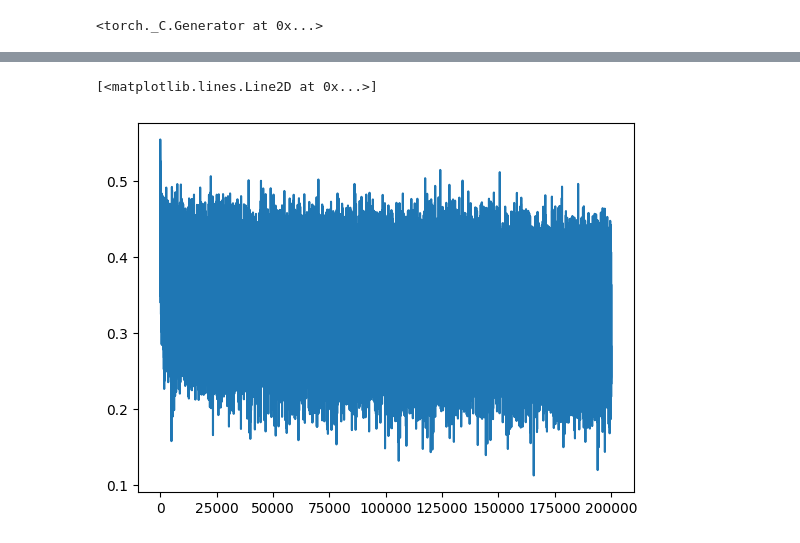
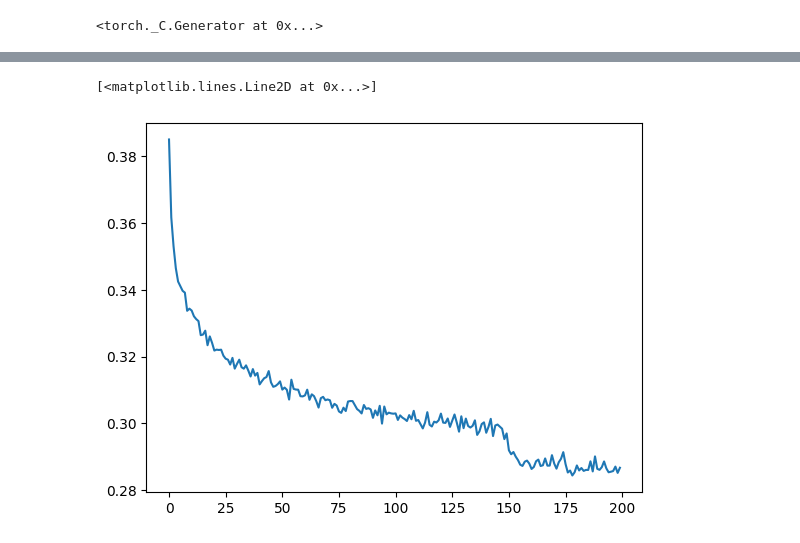
Before and after one commit to DaisukeMiyazaki/dnn, a Jupyter notebook: fifth_video.ipynb, the cells around one changed output, grey strips where cells are left out. Drawn from its saved outputs; the diff is of its cells as text; code cells hidden in the pictures.

```diff
--- a/fifth_video.ipynb
+++ b/fifth_video.ipynb
@@ -52,0 +53,3 @@ torch.Size([22678, 3]) torch.Size([22678])
+# %%
+for x, y in zip(Xtr[:20], Ytr[:20]):
+    print(''.join(itos[ix.item()] for ix in x), '---->' ,itos[y.item()])
@@ -117,18 +189,23 @@ torch.manual_seed(42)
 <torch._C.Generator at 0x...>
 # %%
 n_emb = 10 # the dimentionality of the embedding vectors
-n_hidden = 100 # the number of hidden units
+n_hidden = 68 # the number of hidden units
 
-C = torch.randn((vocab_size, n_emb)) # the embedding matrix
-layers = [
-    Linear(n_emb * block_size, n_hidden, bias=False), BatchNormId(n_hidden), Tanh(),
+# C = torch.randn((vocab_size, n_emb)) # the embedding matrix
+model = Sequential([
+    Embedding(vocab_size, n_emb),
+    FlattenConsecutive(2),Linear(n_emb * 2, n_hidden, bias=False), BatchNormId(n_hidden), Tanh(),
+    FlattenConsecutive(2),Linear(n_hidden * 2, n_hidden, bias=False), BatchNormId(n_hidden), Tanh(),
+    FlattenConsecutive(2),Linear(n_hidden * 2, n_hidden, bias=False), BatchNormId(n_hidden), Tanh(),
     Linear(n_hidden, vocab_size),
-]
+])
 
 with torch.no_grad():
-    layers[-1].weight *= 1.0 # 5/3, batch normを使わないときの初期値gain
+    model.layers[-1].weight *= 1.0 # 5/3, batch normを使わないときの初期値gain
 
-parameters = [C] + [p for layer in layers for p in layer.parameters()]
+# parameters = [C] + [p for layer in layers for p in layer.parameters()]
+# parameters = [p for layer in model for p in layer.parameters()]
+parameters = model.parameters()
 print(sum(p.nelement() for p in parameters))
 for p in parameters:
     p.requires_grad = True
@@ -136,0 +214,5 @@ for p in parameters:
+# %%
+ix = torch.randint(0, Xtr.shape[0], (4,))
+Xb, Yb = Xtr[ix], Ytr[ix]
+logits = model(Xb)
+print(Xb.shape)
@@ -146,11 +260,13 @@ for i in range(max_steps):
     Xb, Yb = Xtr[ix], Ytr[ix] # batch of X and Y
 
     # forward pass
-    emb = C[Xb] # embedding the characters into vectors
-    x = emb.view(emb.shape[0], -1) # concatenate the vectors
-    for layer in layers:
-        x = layer(x)
-    loss = F.cross_entropy(x, Yb)
+    # emb = C[Xb] # embedding the characters into vectors
+    # x = emb.view(emb.shape[0], -1) # concatenate the vectors
+    # x = Xb
+    # for layer in layers:
+    #     x = layer(x)
+    logits = model(Xb)
+    loss = F.cross_entropy(logits, Yb)
 
     # backward pass
     for p in parameters:
@@ -191,6 +307,7 @@ for i in range(max_steps):
-# %%
-plt.plot(lossi)
-# %% [output]
-[<matplotlib.lines.Line2D at 0x...>]
-[figure, removed]
+# %%
+# plt.plot(lossi)では、lossiの値が大きすぎて、グラフが見づらいので修正
+plt.plot(torch.tensor(lossi).view(-1, 1000).mean(1))
+# %% [output]
+[<matplotlib.lines.Line2D at 0x...>]
+[figure, added]
 # %%
```
Also changed, not shown: parts of 12 cells of this notebook, 1 other file.
